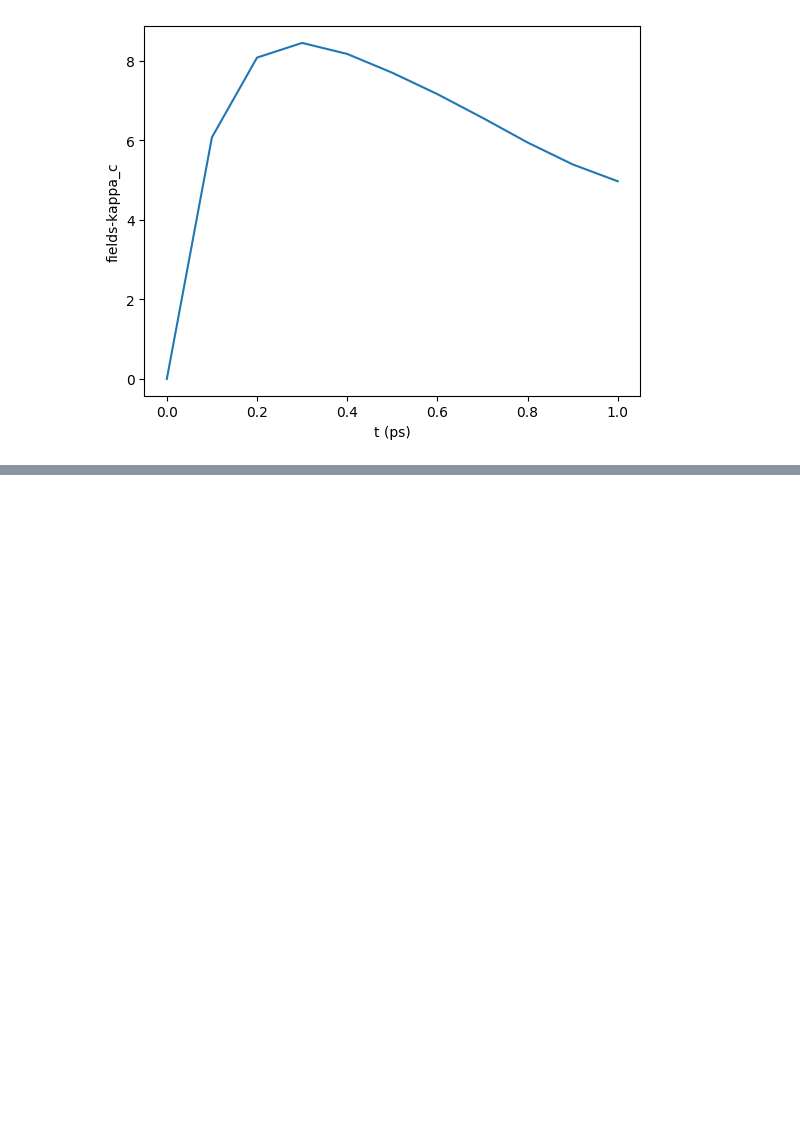
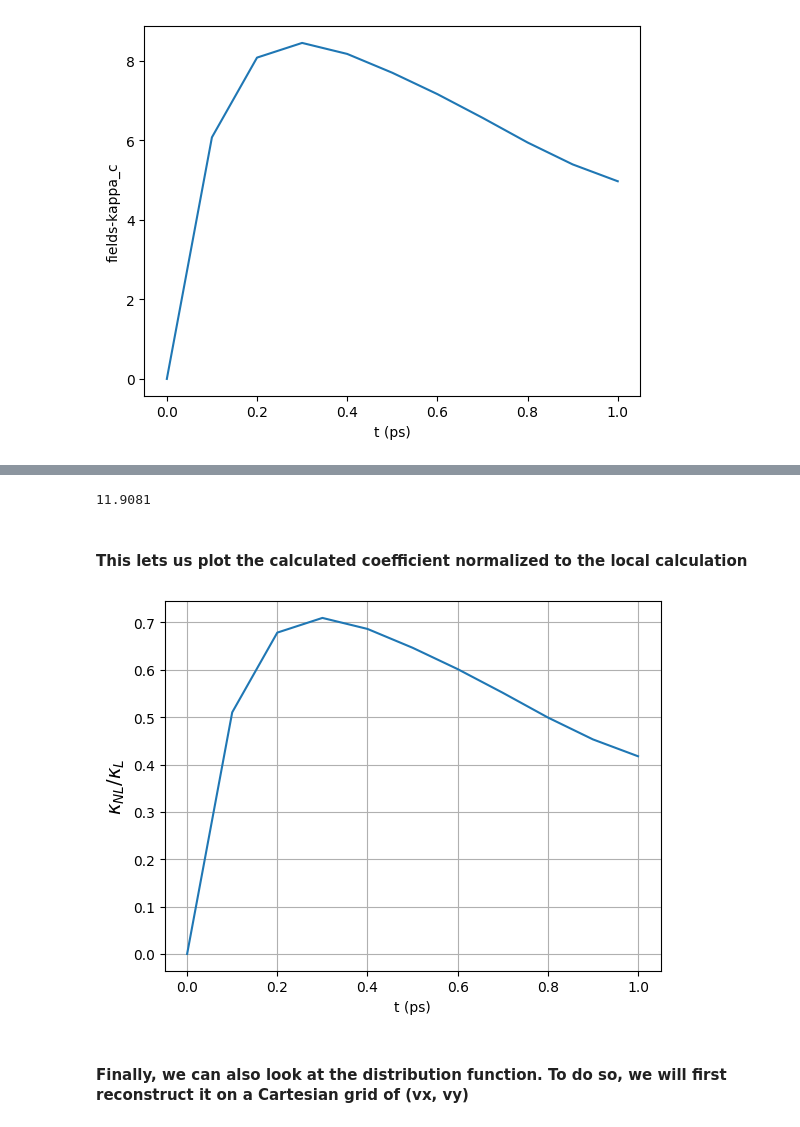
Before and after one commit to ergodicio/adept-notebooks, a Jupyter notebook: vfp/hotspot.ipynb, the cells around one changed output, grey strips where cells are left out. Saved outputs shown, nothing was run; the diff lists cells and outputs as text; code cells hidden in the pictures; blank space fills up the shorter version.

Commit message:
distribution function and nonlocal coefficient

```diff
--- a/vfp/hotspot.ipynb
+++ b/vfp/hotspot.ipynb
@@ -9,7 +9,11 @@ import numpy as np
 # %% [markdown]
 ### Let's take a look at the temperature and heat flow
 # %%
-flds = xr.open_dataset("/Users/archis/Dev/code/ergodic/adept/mlruns/245005904525781388/980b946d53d24dedbc2490dd6a6245fe/artifacts/binary/fields-t=1.0.nc")
+run_id = "980b946d53d24dedbc2490dd6a6245fe"
+
+mlflow_uri = "/Users/archis/Dev/code/ergodic/adept/mlruns"
+
+flds = xr.open_dataset(f"{mlflow_uri}/245005904525781388/{run_id}/artifacts/binary/fields-t=1.0.nc")
 flds
 # %% [output]
 <xarray.Dataset> Size: 545kB
@@ -56,0 +63,5 @@ np.amin(flds["fields-kappa_c"][:,180:-180],axis=1).plot()
+# %%
+import mlflow
+mlflow.set_tracking_uri(mlflow_uri)
+# %%
+run = mlflow.get_run(run_id)
@@ -56,0 +83,14 @@ np.amin(flds["fields-kappa_c"][:,180:-180],axis=1).plot()
+# %%
+run.data.metrics["kappa_eh"]
+# %% [output]
+11.9081
+# %% [markdown]
+#### This lets us plot the calculated coefficient normalized to the local calculation
+# %%
+np.amin(flds["fields-kappa_c"][:,180:-180]/run.data.metrics["kappa_eh"],axis=1).plot()
+plt.ylabel("$\kappa_{NL} / \kappa_L$", fontsize=14)
+plt.grid()
+# %% [output]
+[figure, added]
+# %% [markdown]
+#### Finally, we can also look at the distribution function. To do so, we will first reconstruct it on a Cartesian grid of (vx, vy)
```
Also changed, not shown: parts of 9 cells of this notebook, 2 other files.
